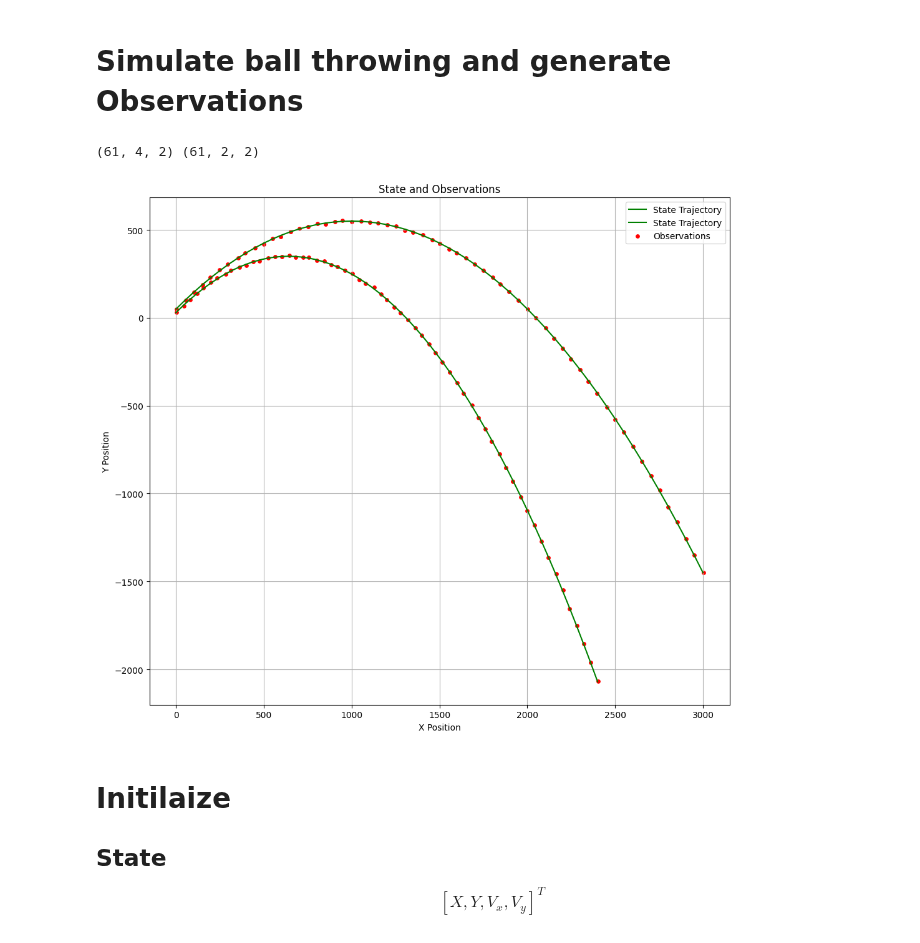
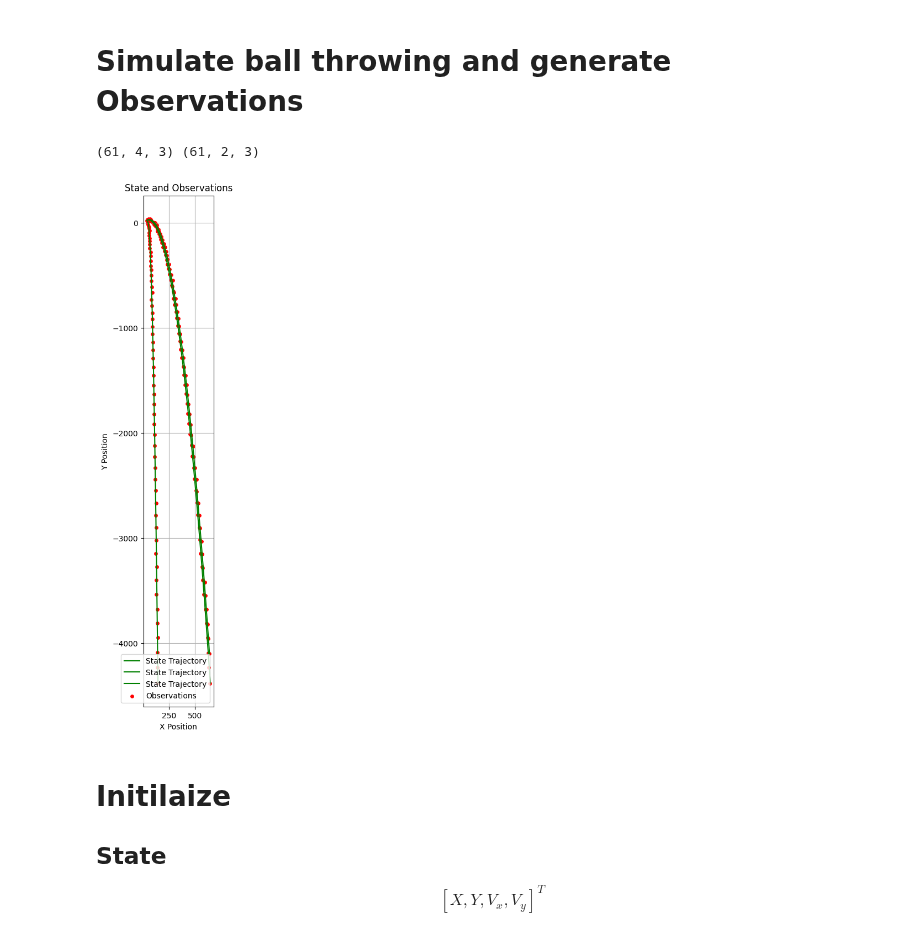
Before and after one commit to Horizon-42/particle_filter, a Jupyter notebook: partickle_filter.ipynb, the cells around one changed output. Cells and saved outputs as stored; diff of their text form; code cells hidden in the pictures.

```diff
--- a/partickle_filter.ipynb
+++ b/partickle_filter.ipynb
@@ -24,7 +24,7 @@ class BallThrowingSimulator:
         self.delta_t = delta_t
         self.ball_num = ball_num
         self.init_state = init_state if init_state is not None else np.random.rand(
-            4, ball_num)*np.array([[50], [50], [20], [20]])
+            4, ball_num)*np.array([[50], [50], [200], [200]])
 
         # Transition model
         # qt = At*qt-1 + Bt*at-1
@@ -87,18 +87,18 @@ class BallThrowingSimulator:
 
         return np.array(states), np.array(observations)
 # %%
-ball_num = 2
-init_state = np.array([[0, 0], [50,30], [100,80], [100,80]])  # Initial state: [x, y, vx, vy]
-simulator = BallThrowingSimulator(delta_t=0.5, init_state=init_state, ball_num=ball_num, observation_variance=[10, 10])
+ball_num = 3
+# init_state = np.array([[0, 0], [50,30], [100,80], [100,80]])  # Initial state: [x, y, vx, vy]
+simulator = BallThrowingSimulator(delta_t=0.5, ball_num=ball_num, observation_variance=[10, 10])
 # Simulate the motion and observations
 states, observations = simulator.simulate(time=30)
 print(states.shape, observations.shape)
 # Show the simulated states and observations
 fig, ax = plt.subplots(figsize=(12, 12))
 ploat_observations(ax, states, observations)
 # %% [output]
-(61, 4, 2) (61, 2, 2)
+(61, 4, 3) (61, 2, 3)
-[figure, old version]
+[figure, new version]
 # %% [markdown]
 # Initilaize
 ## State
```
